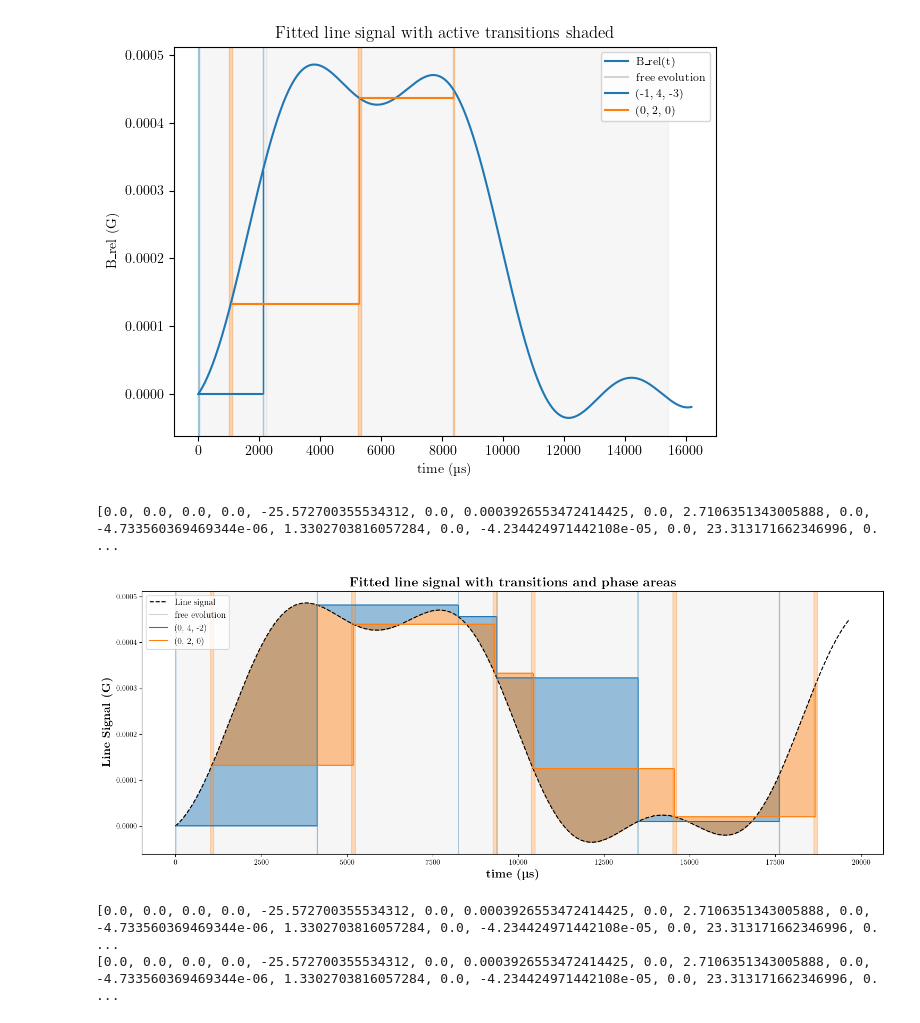
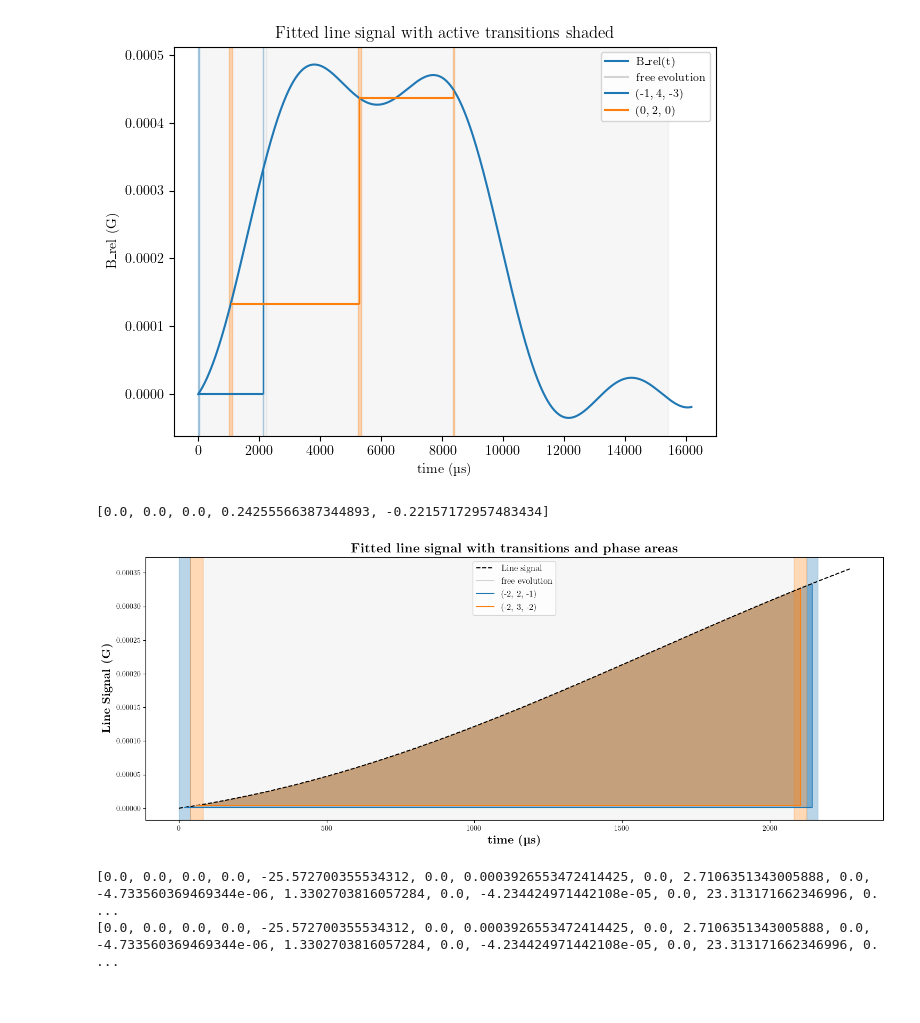
Before and after one commit to GauravTathed/PhD_python_scripts, a Jupyter notebook: LineSignal_charaterization/Line_signal_charaterization_with_qubitRamsey.ipynb, the cells around one changed output. Drawn from its saved outputs; the diff is of its cells as text; code cells hidden in the pictures.

```diff
--- a/LineSignal_charaterization/Line_signal_charaterization_with_qubitRamsey.ipynb
+++ b/LineSignal_charaterization/Line_signal_charaterization_with_qubitRamsey.ipynb
@@ -19,7 +19,7 @@ def combined_decay(t, A, T2_G, T2_L):
 
 def parse_filename(filename):
     pattern = (
-        r"Ramsey_qubit_\[(-?\d+),(-?\d+),(-?\d+)\]_LTWaitTime(\d+)us_comp_True_(\d{8})_(\d{4}).txt"
+        r"Ramsey_qubit_\[(-?\d+),(-?\d+),(-?\d+)\]_LTWaitTime(\d+)us_comp_False_(\d{8})_(\d{4}).txt"
     )
     match = re.search(pattern, filename)
     # print(match)
@@ -68,7 +68,7 @@ if __name__ == "__main__":
     target_transition = (-1, 4, -3)  # Replace with desired values
 
     target_date_times = {datetime(2025, 11, 26, 16, 48), datetime(2025, 11, 26, 20, 41),datetime(2025, 11, 26, 23, 35)} # Comp False
-    target_date_times = {datetime(2025, 11, 27, 0, 27)} # Comp True
+    # target_date_times = {datetime(2025, 11, 27, 0, 27)} # Comp True
     wait_time_list, raw_file_paths_list, final_params = search_files_by_transitions(directory_path, target_transition, target_date_times)
     m, F, mF = final_params
     print(f"Parameters: m={m}, F={F}, mF={mF}")
@@ -1602,12 +1741,13 @@ def plot_line_shading_and_phase(
 # %%
 pulse_train = [[0,4,-2], [0,0,0], [0,2,0], [0,0,0], [0,4,-2], [0,0,0],[0,2,0], [0,0,0], [0,4,-2], [0,0,0], [0,2,0]]*2
 fractions = [0.5,(np.sin((1000/1e6)*(np.pi/2)))**2, 1, (np.sin((3000/1e6)*(np.pi/2)))**2, 0.5, (np.sin((1000/1e6)*(np.pi/2)))**2, 1, (np.sin((3000/1e6)*(np.pi/2)))**2, 0.5, (np.sin((1000/1e6)*(np.pi/2)))**2, 1]*2
-
+pulse_train = [[-2,2,-1], [-2,3,-2], [0,0,0],  [-2,3,-2],[-2,2,-1]]
+fractions = [0.5,1,(np.sin((2000/1e6)*(np.pi/2)))**2,1,0.5]
 phases, fig = plot_line_shading_and_phase(pulse_train, fractions)
 print(phases)
 # %% [output]
-[0.0, 0.0, 0.0, 0.0, -25.572700355534312, 0.0, 0.0003926553472414425, 0.0, 2.7106351343005888, 0.0, -4.733560369469344e-06, 1.3302703816057284, 0.0, -4.234424971442108e-05, 0.0, 23.313171662346996, 0. ...
+[0.0, 0.0, 0.0, 0.24255566387344893, -0.22157172957483434]
-[figure, old version]
+[figure, new version]
 # %%
 %matplotlib widget
 # %%
```
Also changed, not shown: parts of 8 cells of this notebook, 11 other files.
